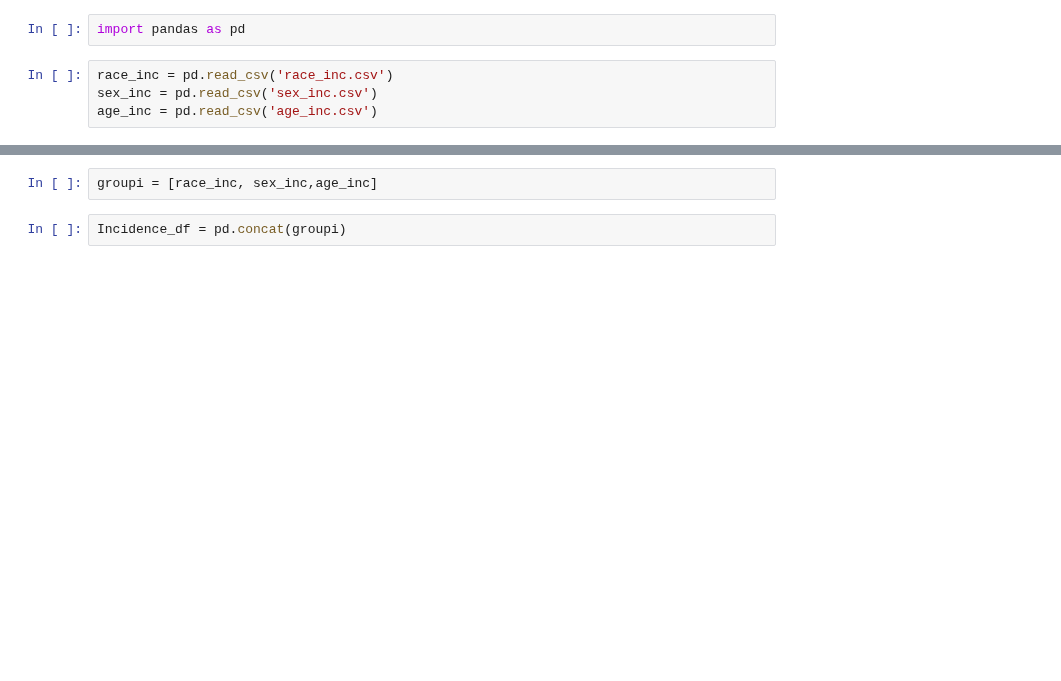
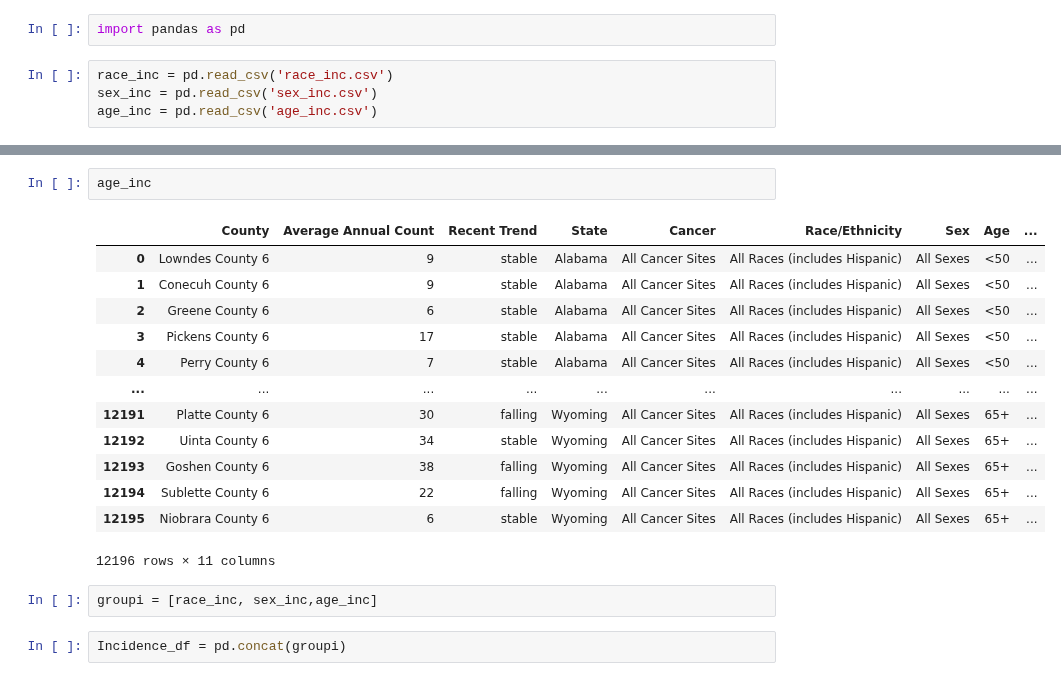
Before and after one commit to robyndook/Cancer_Analysis_US_Counties, a Jupyter notebook: Abramo_Web_Scraping/Merge CSVs.ipynb, the cells around one changed output, grey strips where cells are left out. Cells and saved outputs as stored; diff of their text form; blank space fills up the shorter version.

```diff
--- a/Abramo_Web_Scraping/Merge CSVs.ipynb
+++ b/Abramo_Web_Scraping/Merge CSVs.ipynb
@@ -27,3 +43,19 @@ age_inc = age_inc.drop('Unnamed: 0', axis='columns')
+# %%
+age_inc
+# %% [output]
+|  | County | Average Annual Count | Recent Trend | State | Cancer | Race/Ethnicity | Sex | Age | ... |
+| 0 | Lowndes County 6 | 9 | stable | Alabama | All Cancer Sites | All Races (includes Hispanic) | All Sexes | <50 | ... |
+| 1 | Conecuh County 6 | 9 | stable | Alabama | All Cancer Sites | All Races (includes Hispanic) | All Sexes | <50 | ... |
+| 2 | Greene County 6 | 6 | stable | Alabama | All Cancer Sites | All Races (includes Hispanic) | All Sexes | <50 | ... |
+| 3 | Pickens County 6 | 17 | stable | Alabama | All Cancer Sites | All Races (includes Hispanic) | All Sexes | <50 | ... |
+| 4 | Perry County 6 | 7 | stable | Alabama | All Cancer Sites | All Races (includes Hispanic) | All Sexes | <50 | ... |
+| ... | ... | ... | ... | ... | ... | ... | ... | ... | ... |
+| 12191 | Platte County 6 | 30 | falling | Wyoming | All Cancer Sites | All Races (includes Hispanic) | All Sexes | 65+ | ... |
+| 12192 | Uinta County 6 | 34 | stable | Wyoming | All Cancer Sites | All Races (includes Hispanic) | All Sexes | 65+ | ... |
+| 12193 | Goshen County 6 | 38 | falling | Wyoming | All Cancer Sites | All Races (includes Hispanic) | All Sexes | 65+ | ... |
+| 12194 | Sublette County 6 | 22 | falling | Wyoming | All Cancer Sites | All Races (includes Hispanic) | All Sexes | 65+ | ... |
+| 12195 | Niobrara County 6 | 6 | stable | Wyoming | All Cancer Sites | All Races (includes Hispanic) | All Sexes | 65+ | ... |
+12196 rows × 11 columns
 # %%
 groupi = [race_inc, sex_inc,age_inc]
 # %%
```
Also changed, not shown: parts of 7 cells of this notebook, 11 other files.
